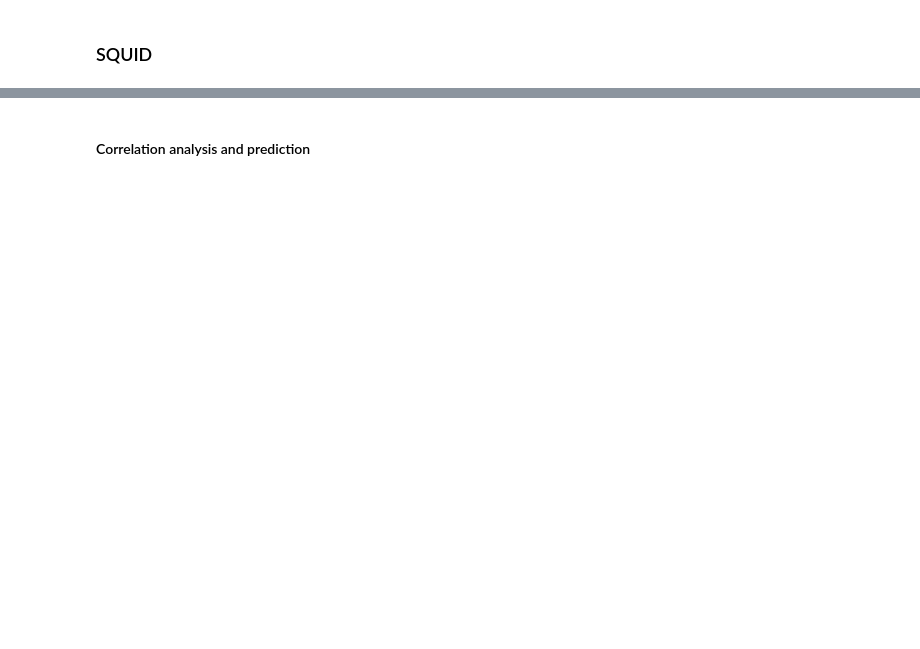
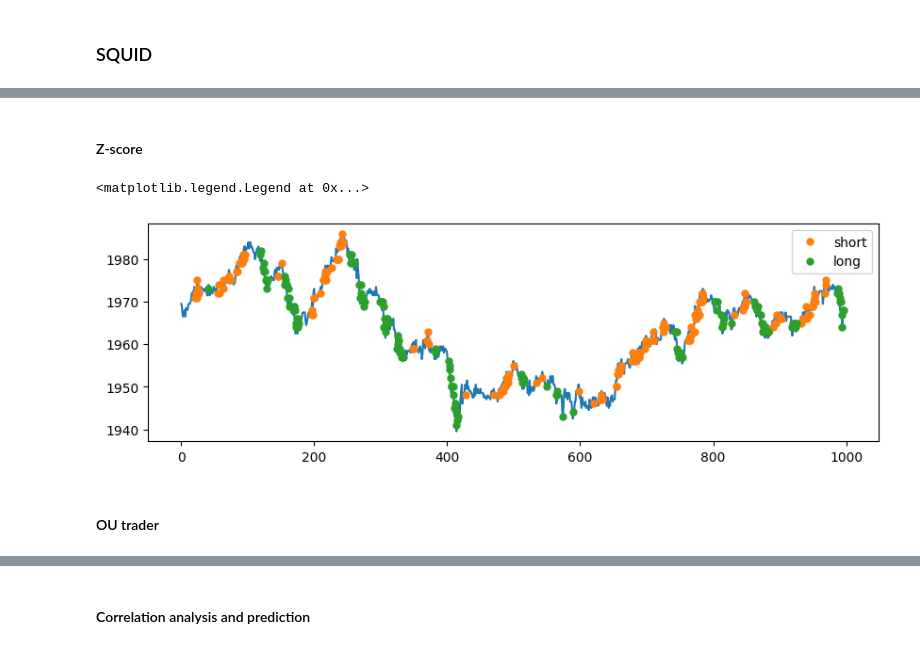
Before and after one commit to karinsim/Prosperity-by-IMC, a Jupyter notebook: round1.ipynb, the cells around one changed output, grey strips where cells are left out. Cells and saved outputs as stored; diff of their text form; code cells hidden in the pictures; blank space fills up the shorter version.

```diff
--- a/round1.ipynb
+++ b/round1.ipynb
@@ -191,7 +246,8 @@ buy= SQUID["ask_price_1"]
 # %%
-squid_trader = TRADE_SQUID()
+w = 20
+squid_trader = TRADE_SQUID(slow=20, fast=12, signal=0)
 for time in times:
-    squid_trader.step(time, prices[time], window=20, mult=2.5, threshold=0.0, hits=1)
+    squid_trader.step(time, prices[time], window=w, mult=1.5, threshold=0.0, hits=1)
 # %%
 plt.figure(figsize=(10,3))
 plt.plot(times, prices, alpha=0.5)
@@ -205,0 +257,2 @@ plt.legend()
+# %% [markdown]
+#### Z-score
@@ -205,0 +314,30 @@ plt.legend()
+# %%
+prices = list(squid["mid_price"])
+bid = list(squid["bid_price_1"])
+ask = list(squid["ask_price_1"])
+# %%
+def find_consecutive(indices, N):
+    consecutive = []
+    for i in range(len(indices) - N + 1):
+        if all(indices[i + j] + 1 == indices[i + j + 1] for j in range(N - 1)):
+            consecutive.append(indices[i])
+    return consecutive
+# %%
+hits = 2
+hits_signal = 1
+scorer = OnlineZScore(20, 1.25, hits)
+for i in range(len(prices)):
+    scorer.update(i, prices[i])
+sell_signal = find_consecutive(scorer.short, hits_signal)
+buy_signal = find_consecutive(scorer.long, hits_signal)
+# %%
+plt.figure(figsize=(10,3))
+plt.plot(prices)
+plt.plot(sell_signal, np.array(bid)[sell_signal], lw=0, ms=10, marker='.', label="short")
+plt.plot(buy_signal, np.array(ask)[buy_signal], lw=0, ms=10, marker='.', label="long")
+plt.legend()
+# %% [output]
+<matplotlib.legend.Legend at 0x...>
+[figure, added]
+# %% [markdown]
+#### OU trader
```
Also changed, not shown: parts of 50 cells of this notebook, 5 other files.
